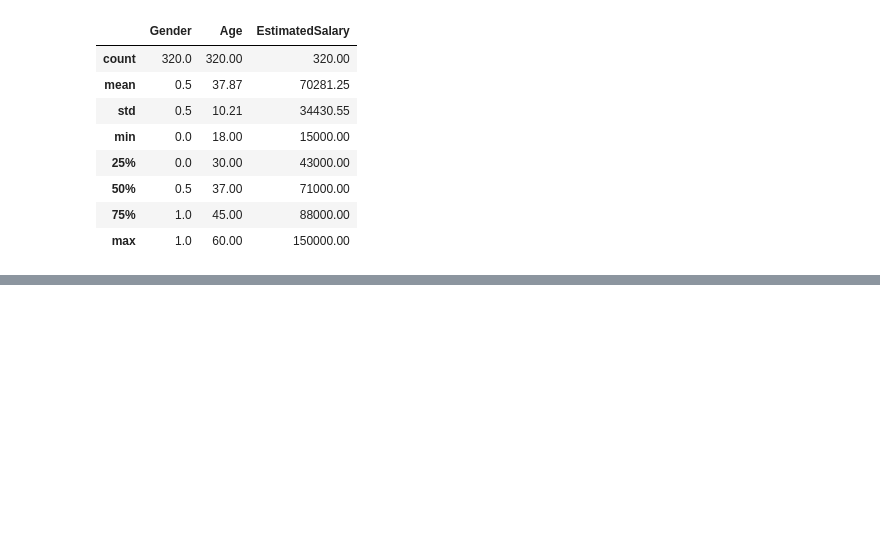
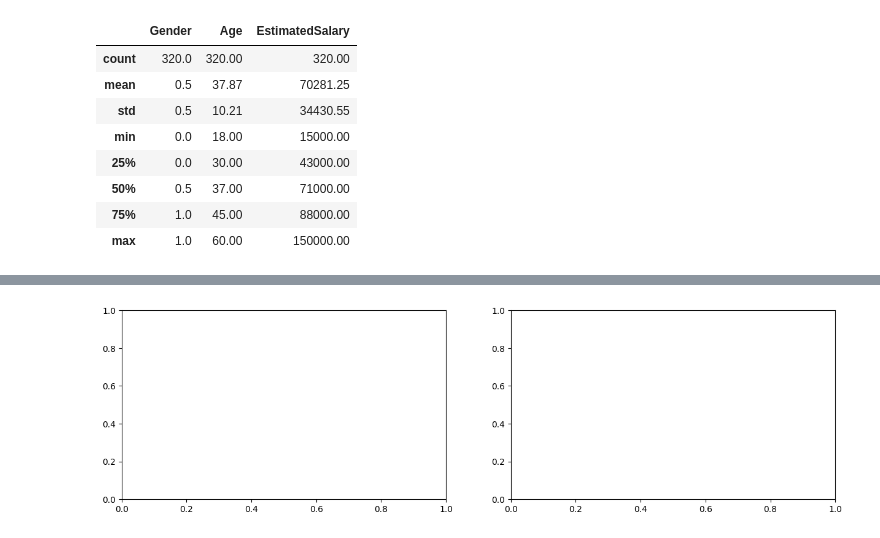
Before and after one commit to Dhe-Reigner/sk-learn, a Jupyter notebook: sci.ipynb, the cells around one changed output, grey strips where cells are left out. Cells and saved outputs as stored; diff of their text form; code cells hidden in the pictures; blank space fills up the shorter version.

```diff
--- a/sci.ipynb
+++ b/sci.ipynb
@@ -505,0 +555,4 @@ AttributeError: 'numpy.ndarray' object has no attribute 'describe'
+# %%
+fig,(x1,x2) = plt.subplots(1,2,figsize=(15, 4))
+# %% [output]
+[figure, added]
```
Also changed, not shown: parts of 43 cells of this notebook, 1 other file.
